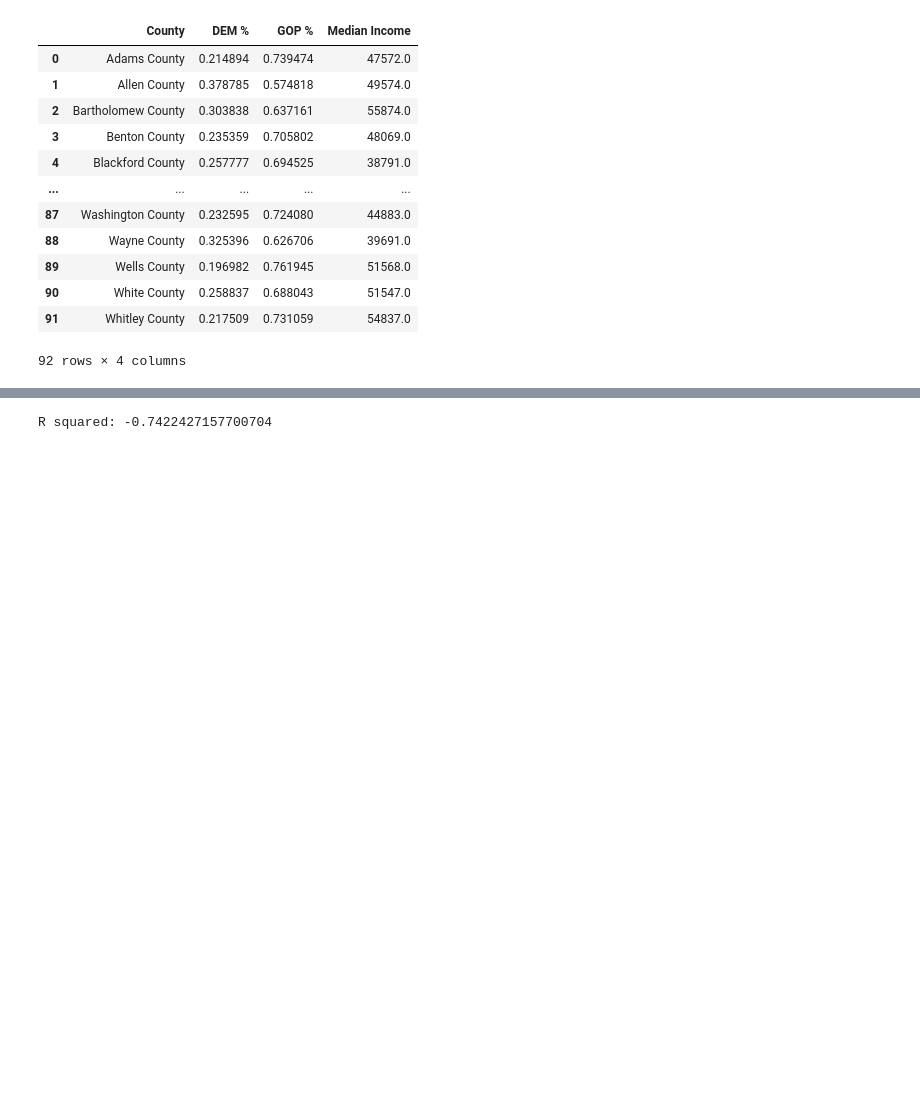
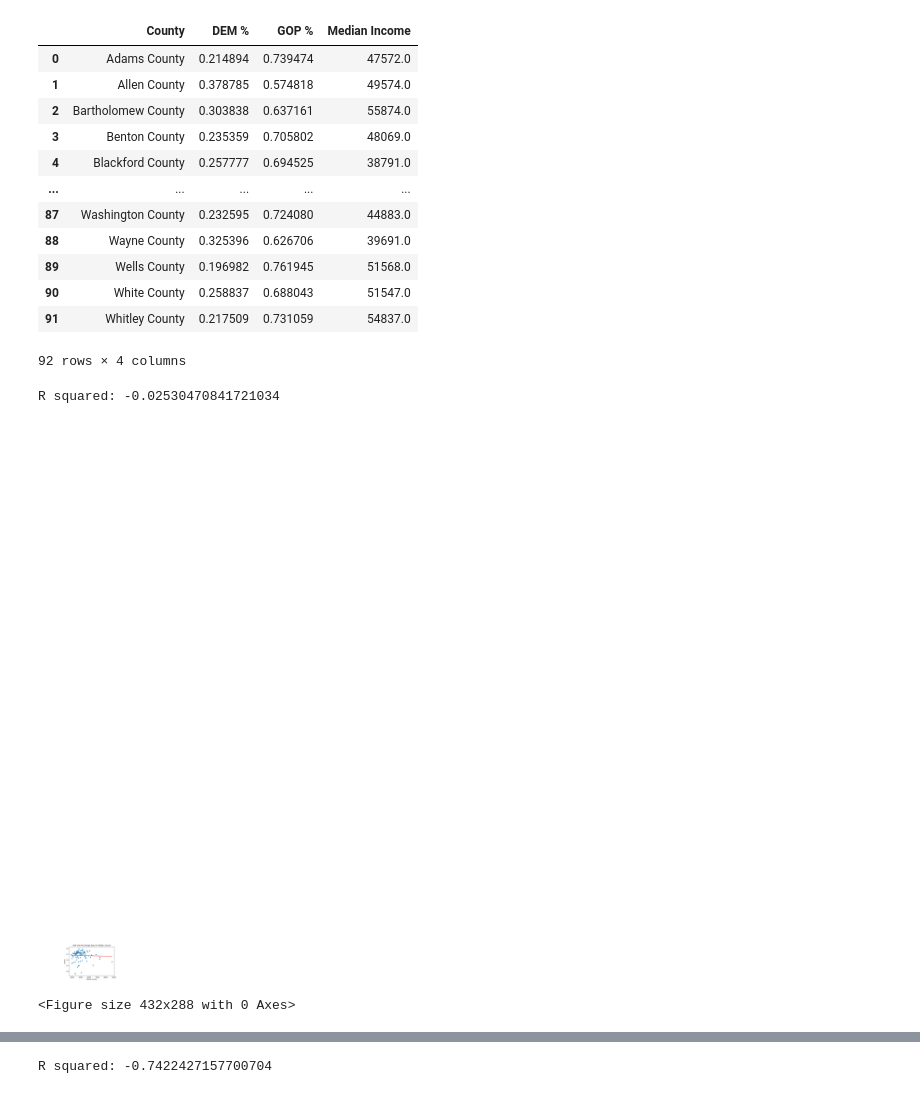
Before and after one commit to Davis1776/2016_Election_and_Demographics, a Jupyter notebook: income_plot.ipynb, the cells around one changed output, grey strips where cells are left out. Cells and saved outputs as stored; diff of their text form; code cells hidden in the pictures; blank space fills up the shorter version.

```diff
--- a/income_plot.ipynb
+++ b/income_plot.ipynb
@@ -93,3 +94,19 @@ def linear_regression_plotter(xaxis, yaxis):
     plt.plot(xaxis,regress_values,"r-")
     plt.annotate(line_eq,(6,10),fontsize=15,color="red")
     print(f"R squared: {rvalue}")
+# %%
+#Median Income vs. GOP %
+yaxis = income_vote_share['GOP %']
+xaxis = income_vote_share['Median Income']
+linear_regression_plotter(xaxis, yaxis)
+plt.xlabel('Median Income')
+plt.ylabel('GOP %')
+plt.title(f'GOP Vote Percentage Stats Per Median Income')
+plt.savefig(f"GOP Vote Percentage Stats Per Median Income")
+#plt.xlim(0,80)
+plt.show()
+plt.tight_layout()
+# %% [output]
+R squared: -0.02530470841721034
+[figure, added]
+<Figure size 432x288 with 0 Axes>
```
Also changed, not shown: parts of 16 cells of this notebook, 7 other files.
